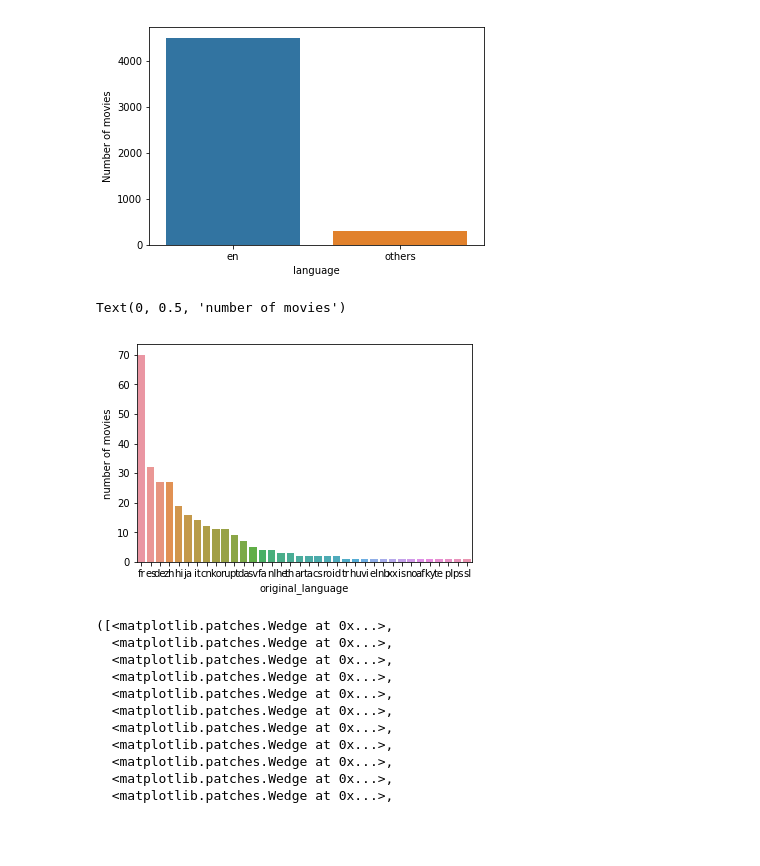
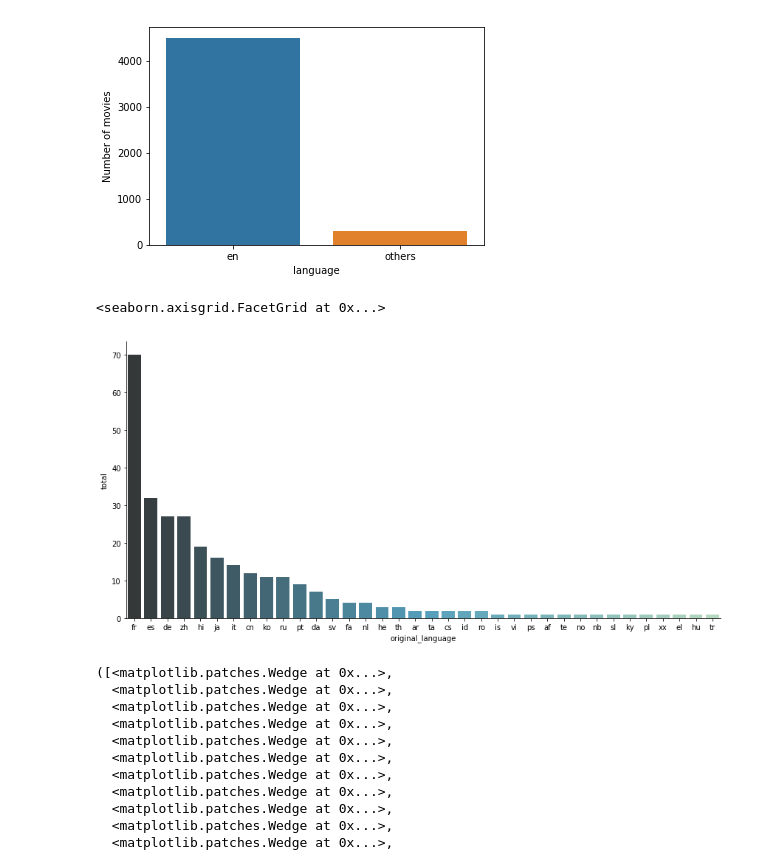
Before and after one commit to kaiocesar/introducao-data-science, a Jupyter notebook: TMDB5000.ipynb, the cells around one changed output. Saved outputs shown, nothing was run; the diff lists cells and outputs as text; code cells hidden in the pictures; blank space fills up the shorter version.

Commit message:
Melorando a visualização do gráfico

```diff
--- a/TMDB5000.ipynb
+++ b/TMDB5000.ipynb
@@ -25,8 +25,13 @@ sns.barplot(x="language", y="total", data=df_movies_biggest).set_ylabel('Number
 Text(0, 0.5, 'Number of movies')
 [figure]
 # %%
-sns.barplot(x="original_language", y="total", data=total_others).set_ylabel('number of movies')
+sns.catplot(x="original_language",
+            y="total", data=total_others,
+            kind="bar", aspect=2,
+            order=total_others.original_language,
+            height=6,
+            palette="GnBu_d")
 # %% [output]
-Text(0, 0.5, 'number of movies')
+<seaborn.axisgrid.FacetGrid at 0x...>
-[figure, old version]
+[figure, new version]
 # %%
```
Also changed, not shown: parts of 1 cell of this notebook.
